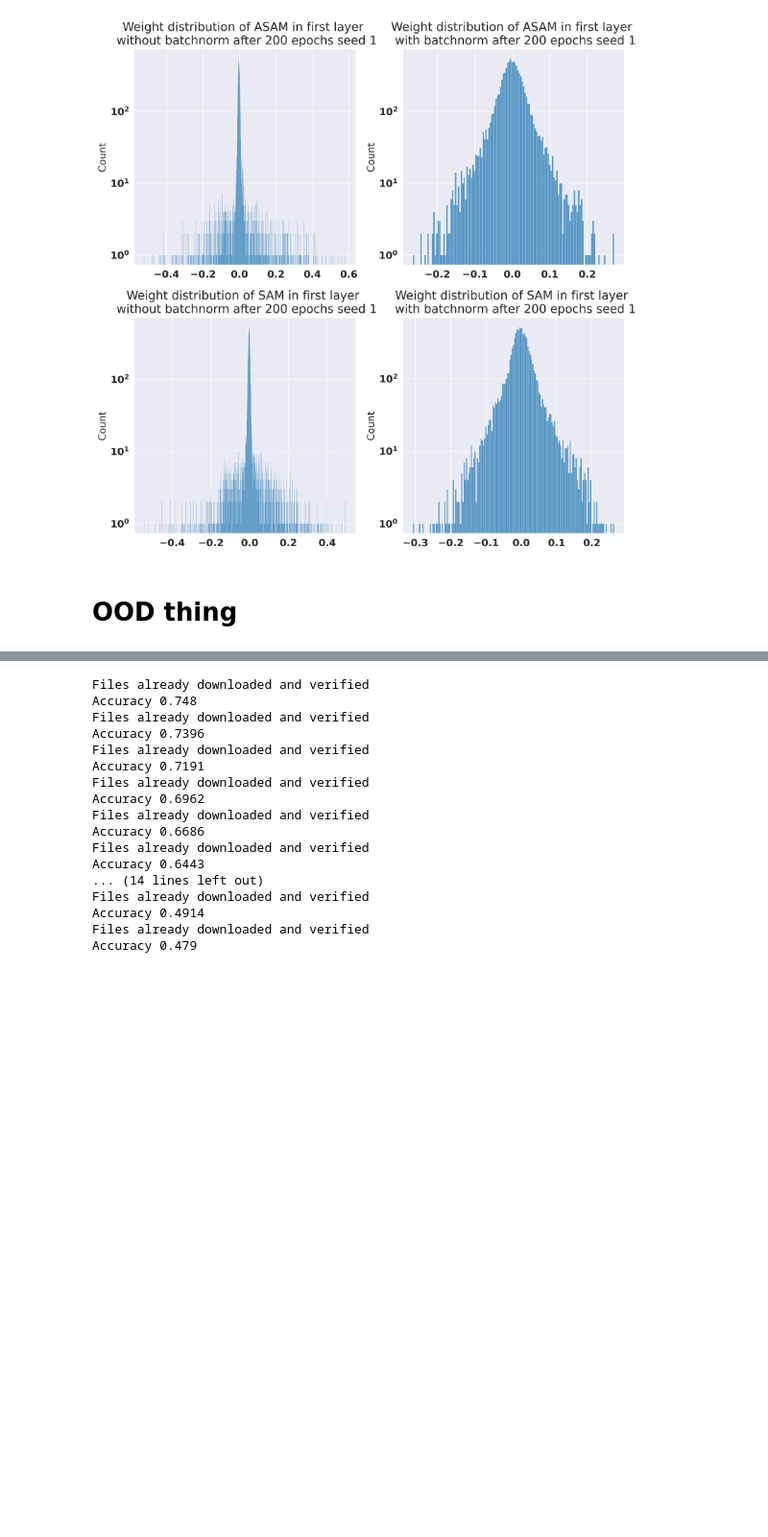
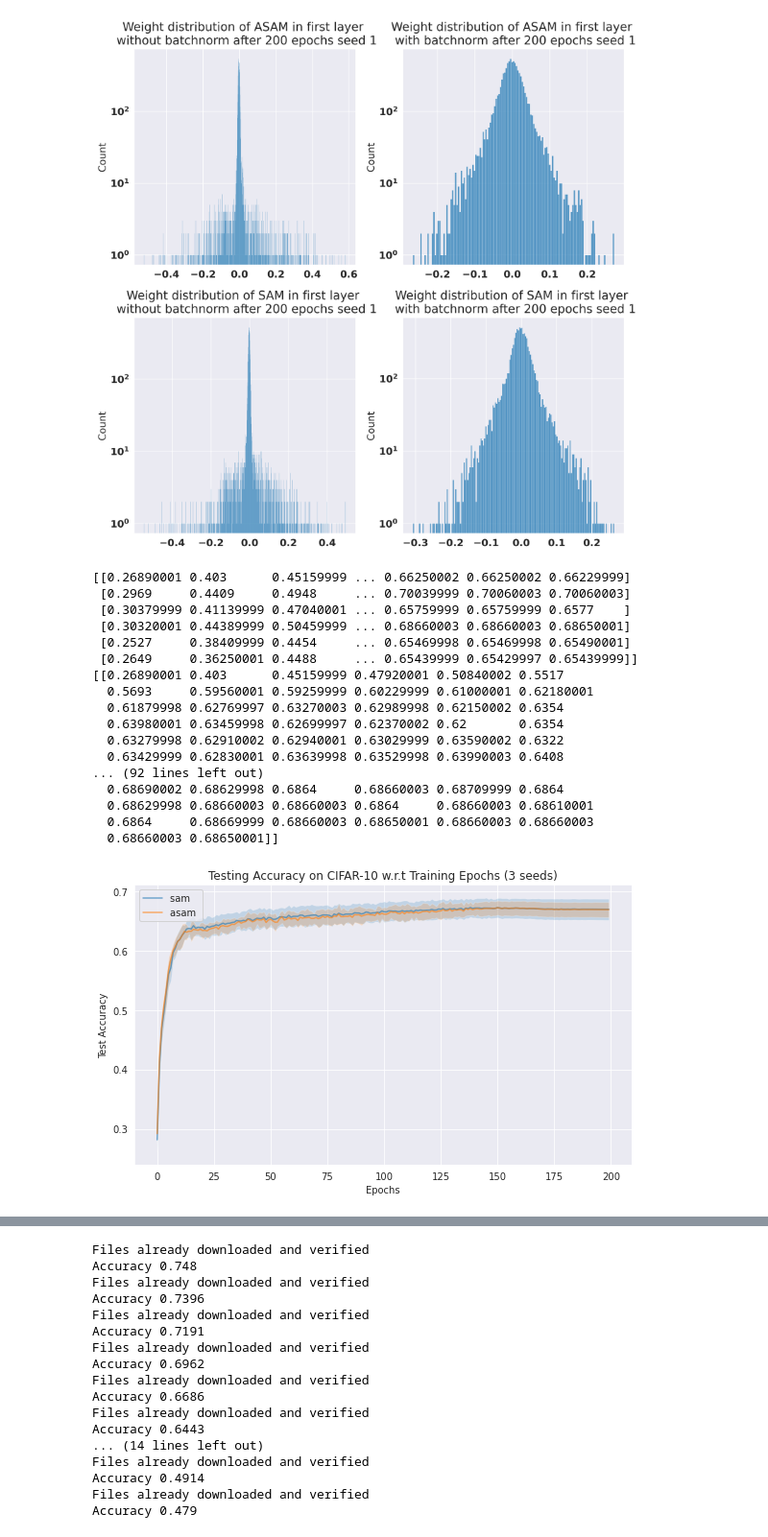
Before and after one commit to CharlieLeee/Sharpness-Aware-Generalization, a Jupyter notebook: Notebooks/Generate plot in the report.ipynb, the cells around one changed output, grey strips where cells are left out. Shown at 96% size. Drawn from its saved outputs; the diff is of its cells as text; code cells hidden in the pictures; blank space fills up the shorter version.

```diff
--- a/Notebooks/Generate plot in the report.ipynb
+++ b/Notebooks/Generate plot in the report.ipynb
@@ -119,5 +119,54 @@ plt.savefig("Weight_distribution_first_layer.png")
 plt.show()
 # %% [output]
 [figure]
-# %% [markdown]
-# OOD thing
+# %%
+def get_data_asam(folder='acc/', filename='*bz_16*[sam]*'):
+    data_all = []
+    for file in glob.glob(folder+filename):
+        data = pd.read_csv(file)['Value'].to_list()
+        data_all.append(data)
+    opt_type = filename.split('*')[0]
+    name = filename.split('*')[1] + ' ' + opt_type
+    data = np.array(data_all)
+
+    return name, data
+# %%
+name_list = [
+    '*sam*', '*asam*'
+]
+
+plt.subplots(1, figsize=(8, 5))
+for i, dset in enumerate(name_list):
+    name, data = get_data_asam('acc/Asam_SAM/', dset)
+    print(data)
+    mean = np.mean(data, axis=0)
+    std = np.std(data, axis=0)
+    num_curves = data.shape[0]
+    epochs = data.shape[1]
+    plt.plot(np.arange(epochs), mean, label=name, alpha=0.6)
+    plt.fill_between(np.arange(epochs), mean-std, mean+std, alpha=0.2)
+    plt.legend()
+    plt.xlabel('Epochs')
+    plt.ylabel('Test Accuracy')
+    plt.title('Testing Accuracy on CIFAR-10 w.r.t Training Epochs (3 seeds)')
+plt.tight_layout()
+plt.savefig('test_acc_sam_asam.pdf')
+# %% [output]
+[[0.26890001 0.403      0.45159999 ... 0.66250002 0.66250002 0.66229999]
+ [0.2969     0.4409     0.4948     ... 0.70039999 0.70060003 0.70060003]
+ [0.30379999 0.41139999 0.47040001 ... 0.65759999 0.65759999 0.6577    ]
+ [0.30320001 0.44389999 0.50459999 ... 0.68660003 0.68660003 0.68650001]
+ [0.2527     0.38409999 0.4454     ... 0.65469998 0.65469998 0.65490001]
+ [0.2649     0.36250001 0.4488     ... 0.65439999 0.65429997 0.65439999]]
+[[0.26890001 0.403      0.45159999 0.47920001 0.50840002 0.5517
+  0.5693     0.59560001 0.59259999 0.60229999 0.61000001 0.62180001
+  0.61879998 0.62769997 0.63270003 0.62989998 0.62150002 0.6354
+  0.63980001 0.63459998 0.62699997 0.62370002 0.62       0.6354
+  0.63279998 0.62910002 0.62940001 0.63029999 0.63590002 0.6322
+  0.63429999 0.62830001 0.63639998 0.63529998 0.63990003 0.6408
+... (92 lines left out)
+  0.68690002 0.68629998 0.6864     0.68660003 0.68709999 0.6864
+  0.68629998 0.68660003 0.68660003 0.6864     0.68660003 0.68610001
+  0.6864     0.68669999 0.68660003 0.68650001 0.68660003 0.68660003
+  0.68660003 0.68650001]]
+[figure, added]
```
Also changed, not shown: parts of 4 cells of this notebook.
